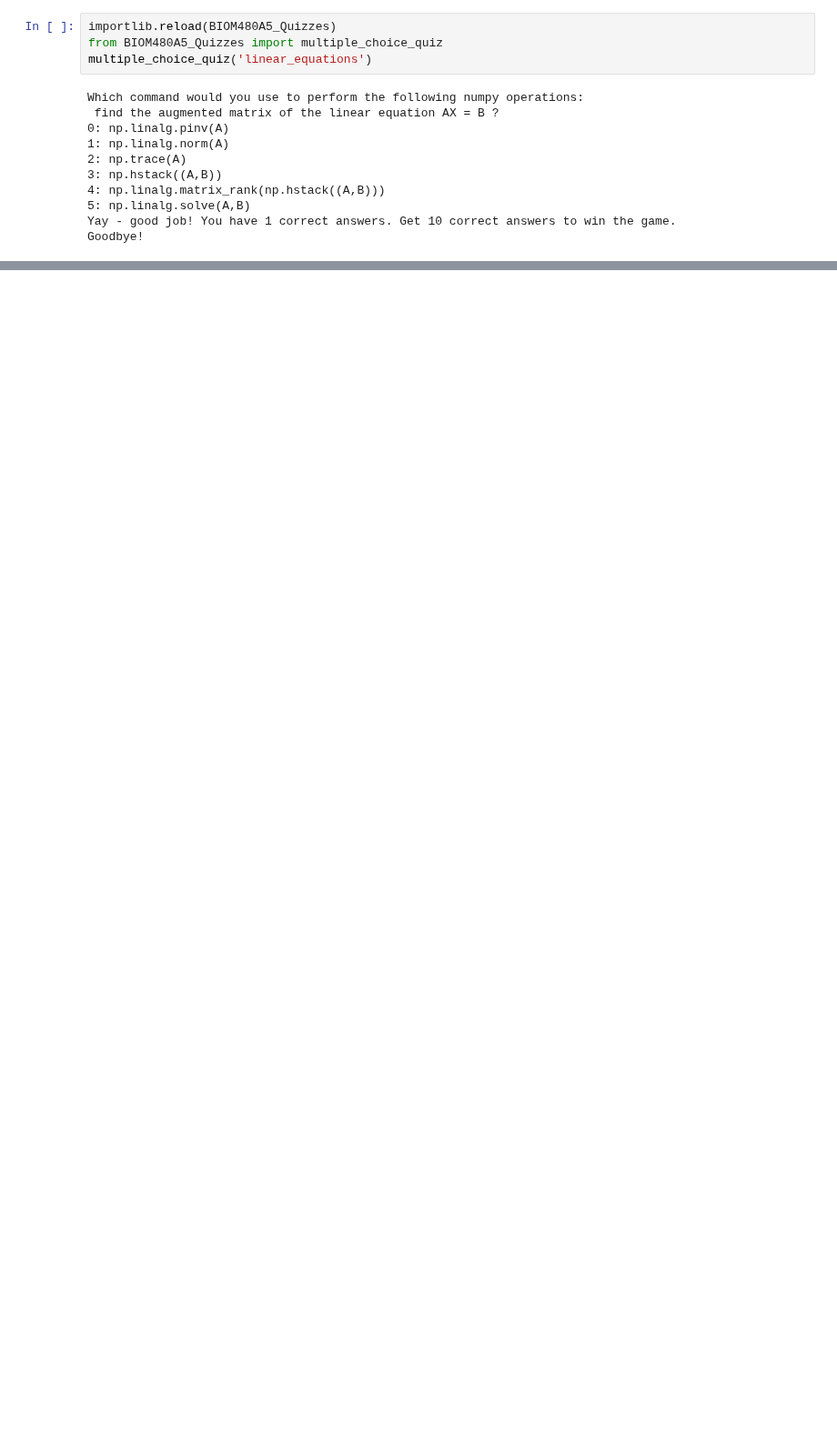
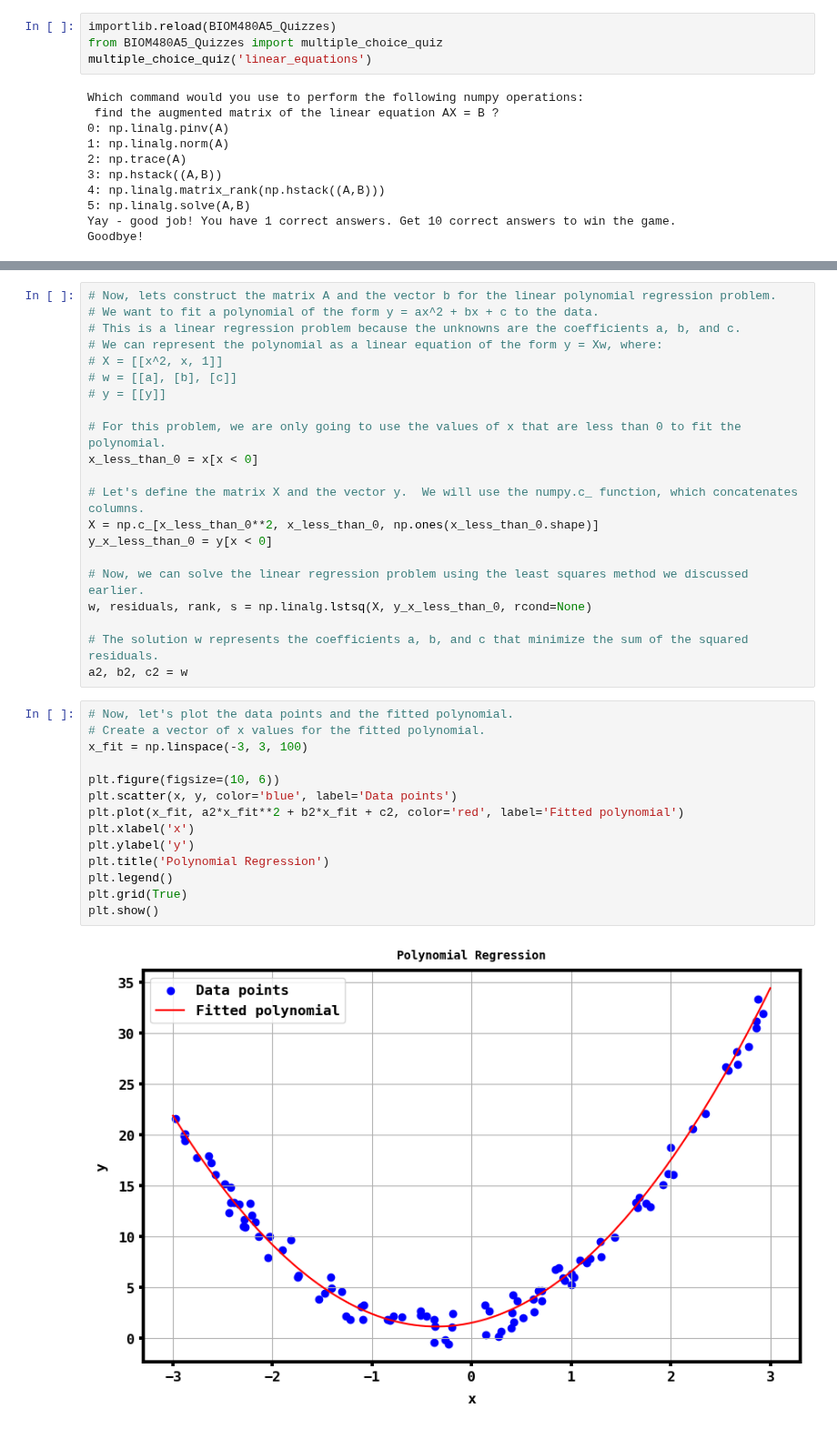
Before and after one commit to nlgrasso/480A5CourseMaterials, a Jupyter notebook: Module1-PreliminaryPython/M1D_NumPy_and_Linear_Algebra.ipynb, the cells around one changed output, grey strips where cells are left out. Shown at 91% size. Cells and saved outputs as stored; diff of their text form; blank space fills up the shorter version.

```diff
--- a/Module1-PreliminaryPython/M1D_NumPy_and_Linear_Algebra.ipynb
+++ b/Module1-PreliminaryPython/M1D_NumPy_and_Linear_Algebra.ipynb
@@ -1252,0 +1281,37 @@ Goodbye!
+# %%
+# Now, lets construct the matrix A and the vector b for the linear polynomial regression problem.
+# We want to fit a polynomial of the form y = ax^2 + bx + c to the data.
+# This is a linear regression problem because the unknowns are the coefficients a, b, and c.
+# We can represent the polynomial as a linear equation of the form y = Xw, where:
+# X = [[x^2, x, 1]]
+# w = [[a], [b], [c]]
+# y = [[y]]
+
+# For this problem, we are only going to use the values of x that are less than 0 to fit the polynomial.
+x_less_than_0 = x[x < 0]
+
+# Let's define the matrix X and the vector y.  We will use the numpy.c_ function, which concatenates columns.
+X = np.c_[x_less_than_0**2, x_less_than_0, np.ones(x_less_than_0.shape)]
+y_x_less_than_0 = y[x < 0]
+
+# Now, we can solve the linear regression problem using the least squares method we discussed earlier.
+w, residuals, rank, s = np.linalg.lstsq(X, y_x_less_than_0, rcond=None)
+
+# The solution w represents the coefficients a, b, and c that minimize the sum of the squared residuals.
+a2, b2, c2 = w
+# %%
+# Now, let's plot the data points and the fitted polynomial.
+# Create a vector of x values for the fitted polynomial.
+x_fit = np.linspace(-3, 3, 100)
+
+plt.figure(figsize=(10, 6))
+plt.scatter(x, y, color='blue', label='Data points')
+plt.plot(x_fit, a2*x_fit**2 + b2*x_fit + c2, color='red', label='Fitted polynomial')
+plt.xlabel('x')
+plt.ylabel('y')
+plt.title('Polynomial Regression')
+plt.legend()
+plt.grid(True)
+plt.show()
+# %% [output]
+[figure, added]
```
Also changed, not shown: parts of 29 cells of this notebook.
